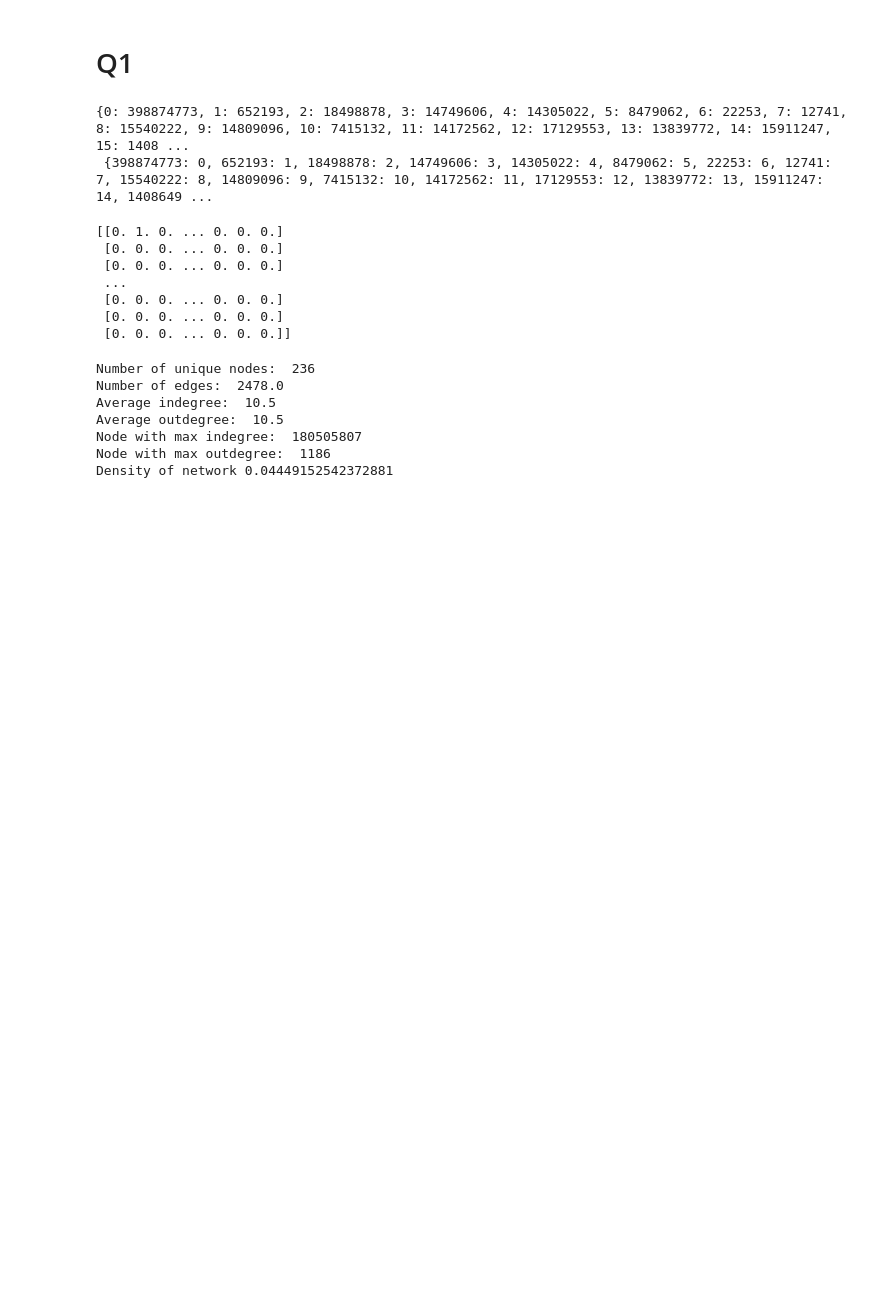
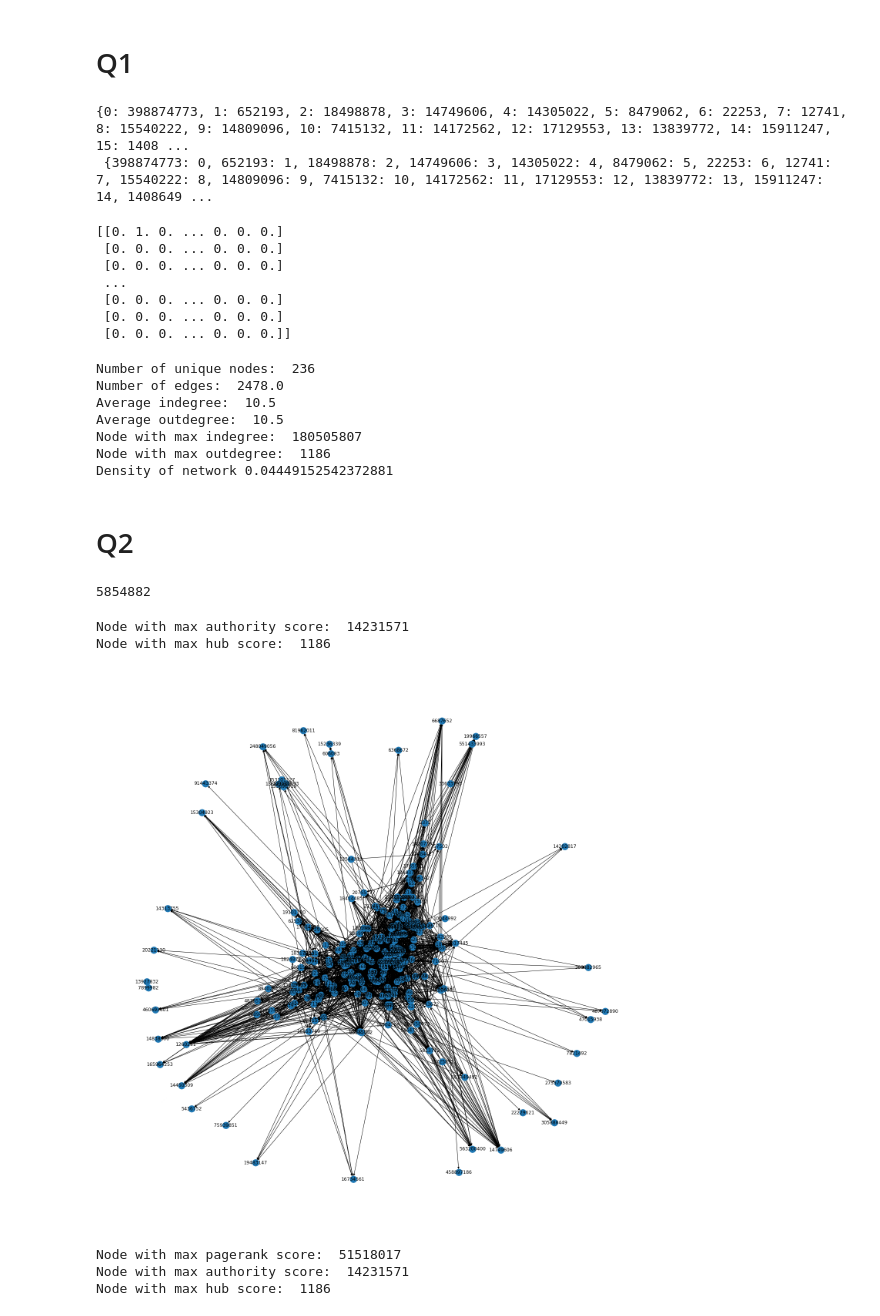
Before and after one commit to Kartik20440/IR_A3, a Jupyter notebook: Q1+Q2.ipynb, the cells around one changed output. Cells and saved outputs as stored; diff of their text form; code cells hidden in the pictures; blank space fills up the shorter version.

```diff
--- a/Q1+Q2.ipynb
+++ b/Q1+Q2.ipynb
@@ -140,3 +141,25 @@ def plot_lcc_distribution(lcc):
 
 
 plot_lcc_distribution(lcc)
+# %% [markdown]
+# Q2
+# %%
+# pagerank score for each node
+
+def get_pagerank_score(adjacency_matrix, d=0.85, tol = 1e-1, num_iterations=100):
+    # initialize pagerank score
+    n = adjacency_matrix.shape[0]
+    pagerank_score = np.ones(n)/n
+    for i in range(num_iterations):
+        prev_pagerank_score = pagerank_score.copy()
+        pagerank_score = d * np.dot(adjacency_matrix, prev_pagerank_score) + (1 - d) / n
+        if np.sum(np.abs(pagerank_score - prev_pagerank_score)) < tol:
+            break
+    return pagerank_score
+
+pagerank_score = get_pagerank_score(adjacency_matrix)
+
+#print node with highest pagerank score
+print(node_dict[np.argmax(pagerank_score)])
+# %% [output]
+5854882
@@ -142,0 +183,6 @@ plot_lcc_distribution(lcc)
+# %%
+print('Node with max authority score: ', node_dict[np.argmax(authority_score)])
+print('Node with max hub score: ', node_dict[np.argmax(hub_score)])
+# %% [output]
+Node with max authority score:  14231571
+Node with max hub score:  1186
@@ -142,0 +201,35 @@ plot_lcc_distribution(lcc)
+# %%
+# make a graph using networkx
+# edges are in new_file.edges
+
+import networkx as nx
+
+G = nx.read_edgelist('12831.edges', create_using=nx.DiGraph(), nodetype=int)
+
+# plot the graph
+plt.figure(figsize=(20,20))
+nx.draw(G, with_labels=True)
+plt.show()
+# %% [output]
+[figure, added]
+# %%
+def highest_any_score(score_dict):
+    max_score = 0
+    max_node = 0
+    for node, score in score_dict.items():
+        if score > max_score:
+            max_score = score
+            max_node = node
+    return max_node
+
+# get the pagerank, authority score and hub score for each node
+pagerank_score = nx.pagerank(G, alpha=0.85, max_iter=1000, tol = 1e-8)
+hub_score, authority_score = nx.hits(G, max_iter=1000, tol = 1e-8)
+
+print('Node with max pagerank score: ', highest_any_score(pagerank_score))
+print('Node with max authority score: ', highest_any_score(authority_score))
+print('Node with max hub score: ', highest_any_score(hub_score))
+# %% [output]
+Node with max pagerank score:  51518017
+Node with max authority score:  14231571
+Node with max hub score:  1186
```
Also changed, not shown: parts of 7 cells of this notebook.
